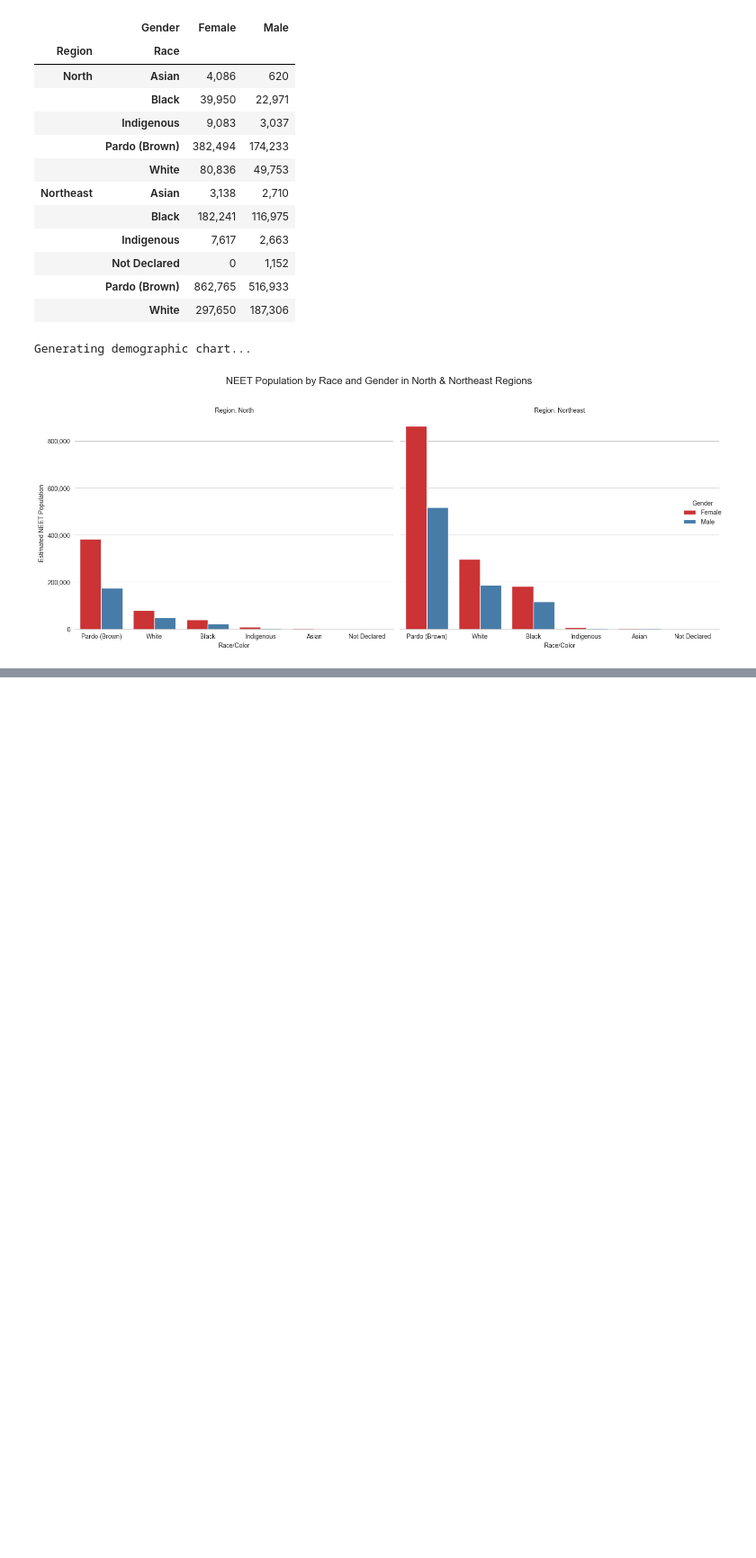
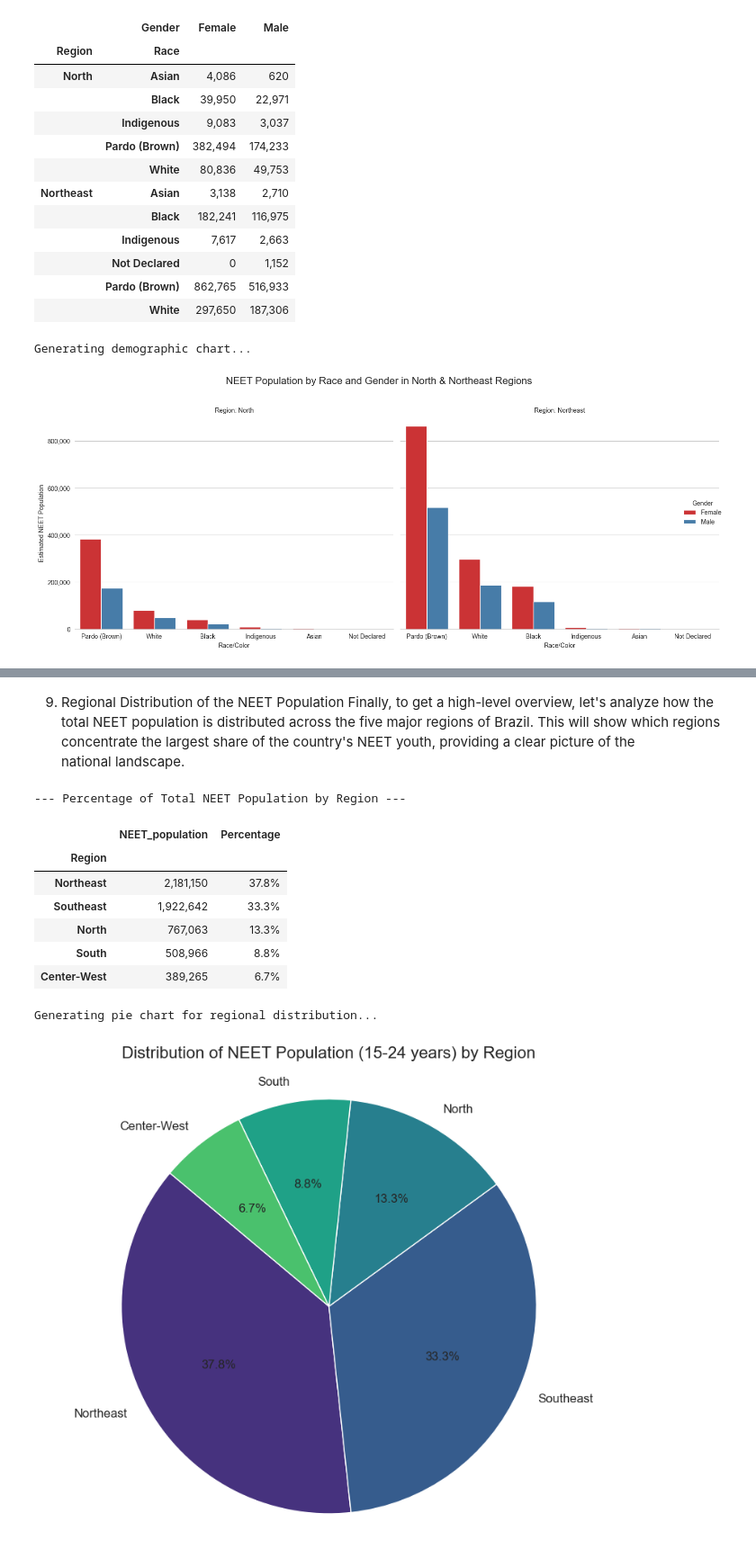
Before and after one commit to Ligia-pdf/NEETBrazil, a Jupyter notebook: newanalysis.ipynb, the cells around one changed output, grey strips where cells are left out. Shown: that part at 90% size. Saved outputs shown, nothing was run; the diff lists cells and outputs as text; code cells hidden in the pictures; blank space fills up the shorter version.

```diff
--- a/newanalysis.ipynb
+++ b/newanalysis.ipynb
@@ -559,0 +655,74 @@ Generating demographic chart...
+# %% [markdown]
+9. Regional Distribution of the NEET Population
+Finally, to get a high-level overview, let's analyze how the total NEET population is distributed across the five major regions of Brazil. This will show which regions concentrate the largest share of the country's NEET youth, providing a clear picture of the national landscape.
+# %%
+# 1. Define lists of state codes for all five regions
+north_region_codes = [11, 12, 13, 14, 15, 16, 17]
+northeast_region_codes = [21, 22, 23, 24, 25, 26, 27, 28, 29]
+southeast_region_codes = [31, 32, 33, 35] # MG, ES, RJ, SP
+south_region_codes = [41, 42, 43] # PR, SC, RS
+center_west_region_codes = [50, 51, 52, 53] # MS, MT, GO, DF
+
+def get_all_regions(uf_code):
+    if uf_code in north_region_codes:
+        return 'North'
+    if uf_code in northeast_region_codes:
+        return 'Northeast'
+    if uf_code in southeast_region_codes:
+        return 'Southeast'
+    if uf_code in south_region_codes:
+        return 'South'
+    if uf_code in center_west_region_codes:
+        return 'Center-West'
+    return 'Unknown'
+
+# 2. Apply the function to the full NEET dataframe to categorize every NEET by region
+df_neet_regions = df_neet.copy()
+df_neet_regions['Region'] = df_neet_regions['id_uf'].apply(get_all_regions)
+
+# 3. Group by the new 'Region' column and sum the weights
+neet_by_region = df_neet_regions.groupby('Region')['weight'].sum().reset_index()
+neet_by_region.rename(columns={'weight': 'NEET_population'}, inplace=True)
+
+# 4. Calculate the percentage of the total for each region
+total_neet_population = neet_by_region['NEET_population'].sum()
+neet_by_region['Percentage'] = (neet_by_region['NEET_population'] / total_neet_population) * 100
+
+# 5. Sort and display the results table
+neet_by_region_sorted = neet_by_region.sort_values('Percentage', ascending=False).set_index('Region')
+
+print("\n--- Percentage of Total NEET Population by Region ---")
+display_table = neet_by_region_sorted.copy()
+display_table['NEET_population'] = display_table['NEET_population'].apply('{:,.0f}'.format)
+display_table['Percentage'] = display_table['Percentage'].apply('{:.1f}%'.format)
+display(display_table)
+
+
+# 6. Create a pie chart to visualize the distribution
+print("\nGenerating pie chart for regional distribution...")
+plt.figure(figsize=(10, 8))
+sns.set_palette('viridis')
+
+plt.pie(
+    neet_by_region_sorted['NEET_population'],
+    labels=neet_by_region_sorted.index,
+    autopct='%1.1f%%', # Automatically format the percentages on the chart
+    startangle=140,
+    textprops={'fontsize': 12}
+)
+
+plt.title('Distribution of NEET Population (15-24 years) by Region', fontsize=16, pad=20)
+plt.ylabel('')
+plt.axis('equal')
+plt.show()
+# %% [output]
+--- Percentage of Total NEET Population by Region ---
+|  | NEET_population | Percentage |
+| Region |  |  |
+| Northeast | 2,181,150 | 37.8% |
+| Southeast | 1,922,642 | 33.3% |
+| North | 767,063 | 13.3% |
+| South | 508,966 | 8.8% |
+| Center-West | 389,265 | 6.7% |
+Generating pie chart for regional distribution...
+[figure, added]
```
Also changed, not shown: parts of 9 cells of this notebook.
